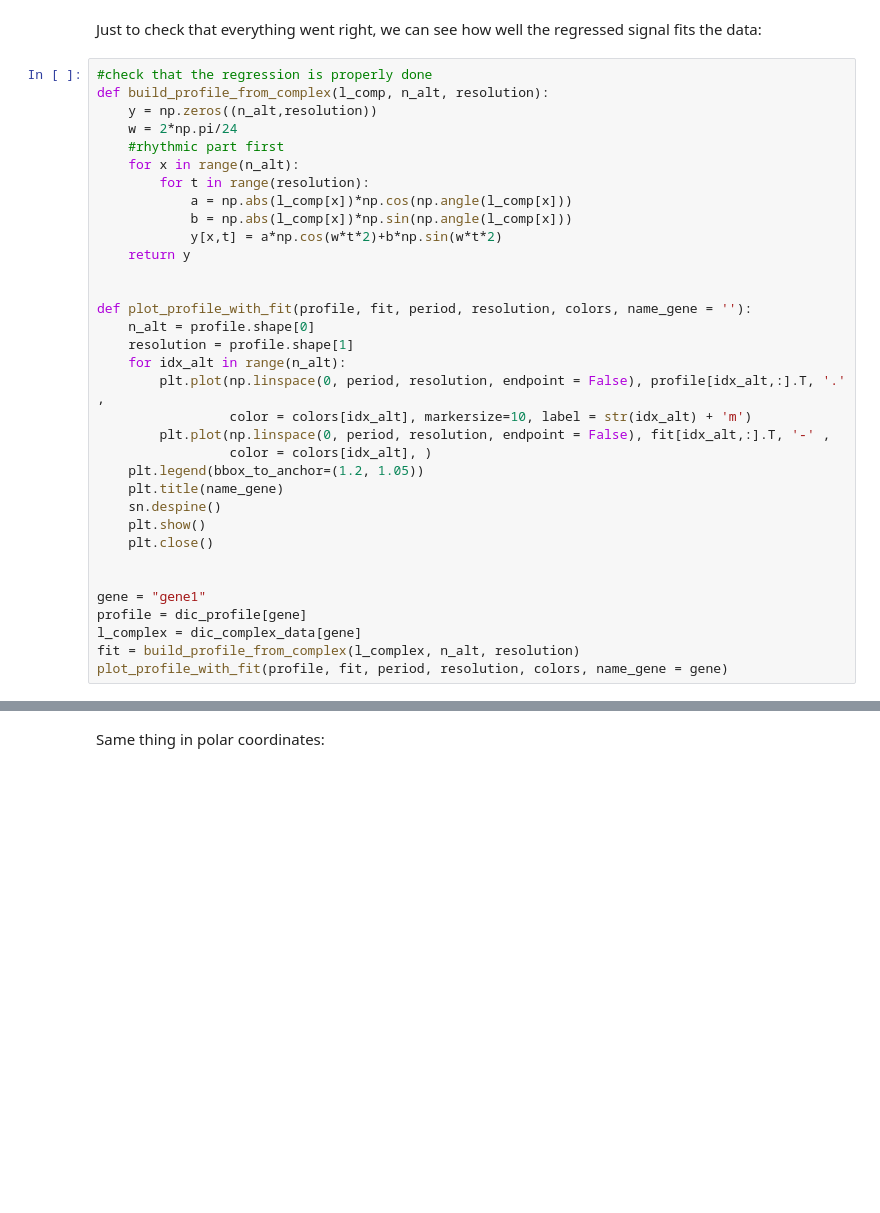
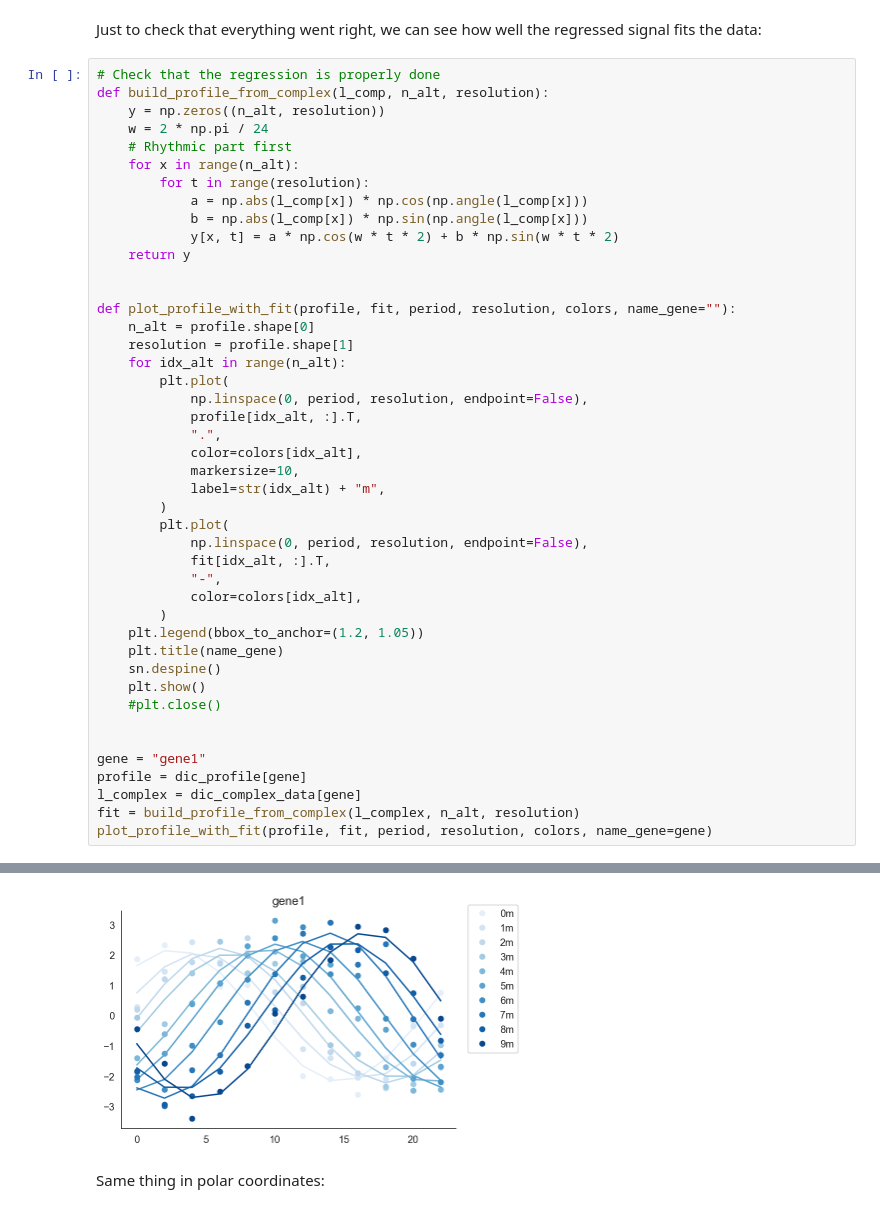
Before and after one commit to ColasDroin/Jupyter-notebooks, a Jupyter notebook: complexSVD.ipynb, the cells around one changed output, grey strips where cells are left out. Cells and saved outputs as stored; diff of their text form; blank space fills up the shorter version.

```diff
--- a/complexSVD.ipynb
+++ b/complexSVD.ipynb
@@ -263,37 +269,47 @@ for gene, profile in dic_profile.items():
 # %% [markdown]
 Just to check that everything went right, we can see how well the regressed signal fits the data:
 # %%
-#check that the regression is properly done
+# Check that the regression is properly done
 def build_profile_from_complex(l_comp, n_alt, resolution):
-    y = np.zeros((n_alt,resolution))
-    w = 2*np.pi/24
-    #rhythmic part first
+    y = np.zeros((n_alt, resolution))
+    w = 2 * np.pi / 24
+    # Rhythmic part first
     for x in range(n_alt):
         for t in range(resolution):
-            a = np.abs(l_comp[x])*np.cos(np.angle(l_comp[x]))
-            b = np.abs(l_comp[x])*np.sin(np.angle(l_comp[x]))
-            y[x,t] = a*np.cos(w*t*2)+b*np.sin(w*t*2)
+            a = np.abs(l_comp[x]) * np.cos(np.angle(l_comp[x]))
+            b = np.abs(l_comp[x]) * np.sin(np.angle(l_comp[x]))
+            y[x, t] = a * np.cos(w * t * 2) + b * np.sin(w * t * 2)
     return y
 
 
-def plot_profile_with_fit(profile, fit, period, resolution, colors, name_gene = ''):
+def plot_profile_with_fit(profile, fit, period, resolution, colors, name_gene=""):
     n_alt = profile.shape[0]
     resolution = profile.shape[1]
     for idx_alt in range(n_alt):
-        plt.plot(np.linspace(0, period, resolution, endpoint = False), profile[idx_alt,:].T, '.' ,
-                 color = colors[idx_alt], markersize=10, label = str(idx_alt) + 'm')
-        plt.plot(np.linspace(0, period, resolution, endpoint = False), fit[idx_alt,:].T, '-' ,
-                 color = colors[idx_alt], )
+        plt.plot(
+            np.linspace(0, period, resolution, endpoint=False),
+            profile[idx_alt, :].T,
+            ".",
+            color=colors[idx_alt],
+            markersize=10,
+            label=str(idx_alt) + "m",
+        )
+        plt.plot(
+            np.linspace(0, period, resolution, endpoint=False),
+            fit[idx_alt, :].T,
+            "-",
+            color=colors[idx_alt],
+        )
     plt.legend(bbox_to_anchor=(1.2, 1.05))
     plt.title(name_gene)
     sn.despine()
     plt.show()
-    plt.close()
+    #plt.close()
 
 
 gene = "gene1"
 profile = dic_profile[gene]
 l_complex = dic_complex_data[gene]
 fit = build_profile_from_complex(l_complex, n_alt, resolution)
-plot_profile_with_fit(profile, fit, period, resolution, colors, name_gene = gene)
+plot_profile_with_fit(profile, fit, period, resolution, colors, name_gene=gene)
 # %% [output]
@@ -301,3 +316,4 @@ plot_profile_with_fit(profile, fit, period, resolution, colors, name_gene = gene
+[figure, added]
 # %% [markdown]
 Same thing in polar coordinates:
 # %%
```
Also changed, not shown: parts of 21 cells of this notebook, 7 other files.
